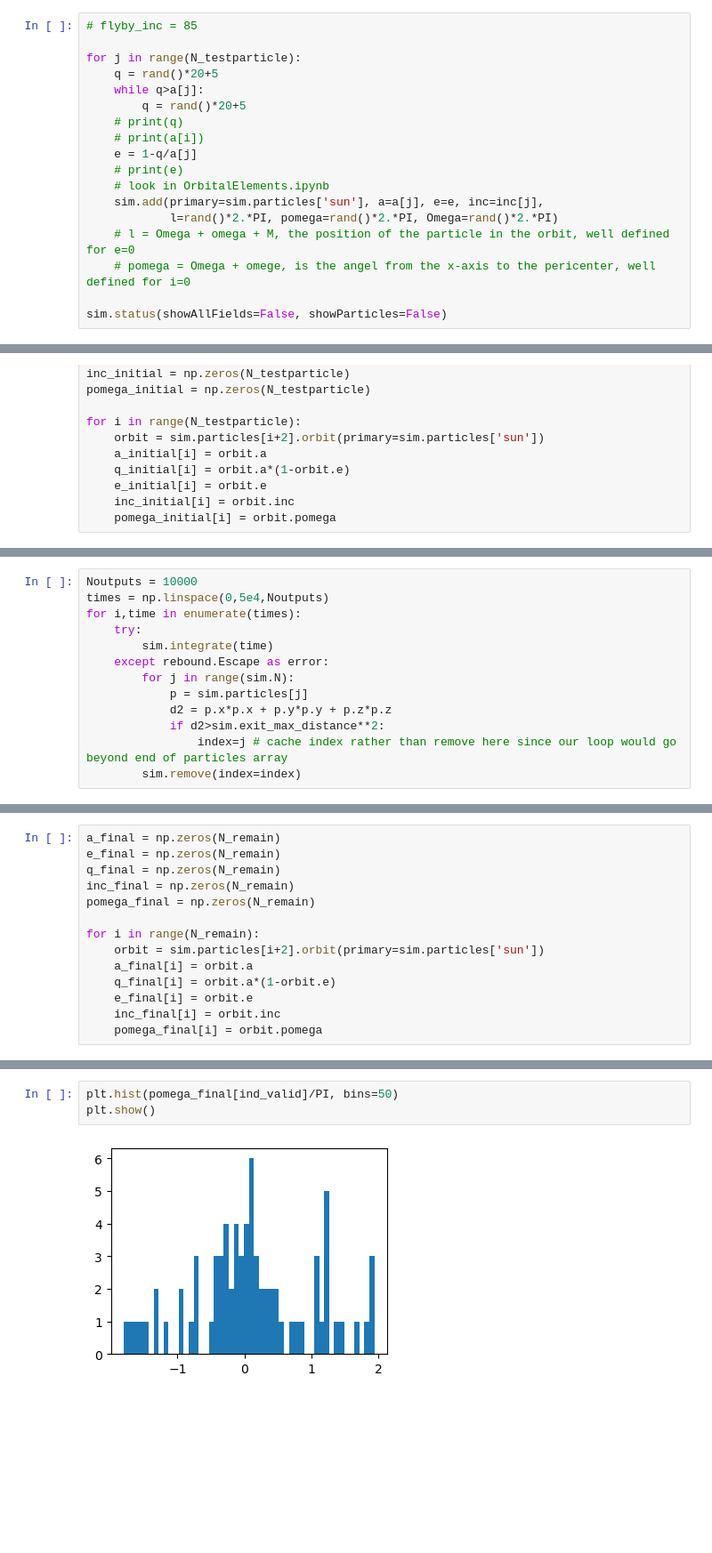
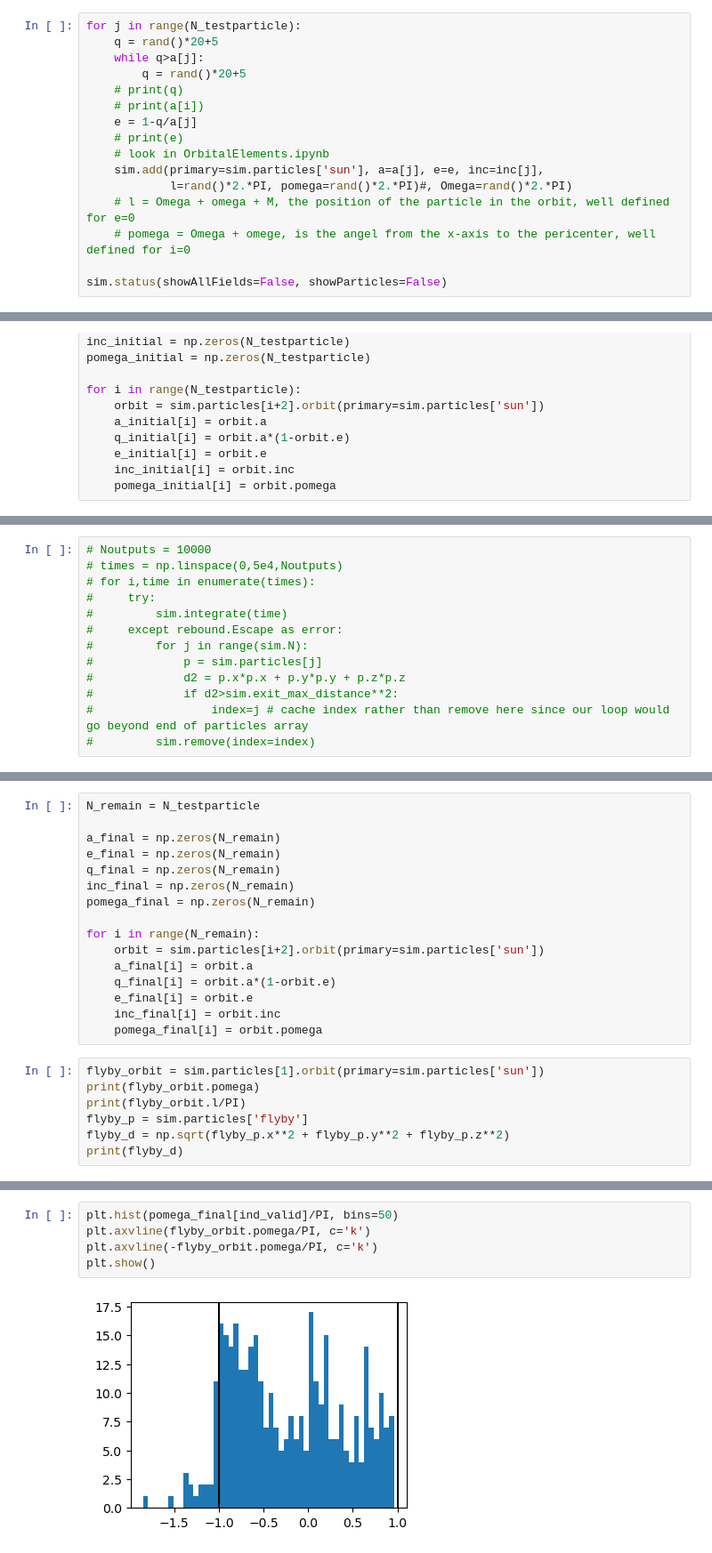
Before and after one commit to qingru-hu/Sedna, a Jupyter notebook: mine/flyby/flyby.ipynb, the cells around one changed output, grey strips where cells are left out. Shown: that part at 89% size. Drawn from its saved outputs; the diff is of its cells as text; blank space fills up the shorter version.

```diff
--- a/mine/flyby/flyby.ipynb
+++ b/mine/flyby/flyby.ipynb
@@ -99,6 +106,4 @@ REBOUND Webserver listening on http://localhost:1234 ...
 # %%
-# flyby_inc = 85
-
 for j in range(N_testparticle):
     q = rand()*20+5
     while q>a[j]:
@@ -109,7 +114,7 @@ for j in range(N_testparticle):
     # print(e)
     # look in OrbitalElements.ipynb
     sim.add(primary=sim.particles['sun'], a=a[j], e=e, inc=inc[j],
-            l=rand()*2.*PI, pomega=rand()*2.*PI, Omega=rand()*2.*PI)
+            l=rand()*2.*PI, pomega=rand()*2.*PI)#, Omega=rand()*2.*PI)
     # l = Omega + omega + M, the position of the particle in the orbit, well defined for e=0
     # pomega = Omega + omege, is the angel from the x-axis to the pericenter, well defined for i=0
 
@@ -166,14 +184,14 @@ sim.N_active = 2
 # %%
-Noutputs = 10000
-times = np.linspace(0,5e4,Noutputs)
-for i,time in enumerate(times):
-    try:
-        sim.integrate(time)
-    except rebound.Escape as error:
-        for j in range(sim.N):
-            p = sim.particles[j]
-            d2 = p.x*p.x + p.y*p.y + p.z*p.z
-            if d2>sim.exit_max_distance**2:
-                index=j # cache index rather than remove here since our loop would go beyond end of particles array
-        sim.remove(index=index)
+# Noutputs = 10000
+# times = np.linspace(0,5e4,Noutputs)
+# for i,time in enumerate(times):
+#     try:
+#         sim.integrate(time)
+#     except rebound.Escape as error:
+#         for j in range(sim.N):
+#             p = sim.particles[j]
+#             d2 = p.x*p.x + p.y*p.y + p.z*p.z
+#             if d2>sim.exit_max_distance**2:
+#                 index=j # cache index rather than remove here since our loop would go beyond end of particles array
+#         sim.remove(index=index)
 # %%
@@ -190,4 +208,6 @@ q_sednoid = [76.2, 80.5, 65.0]
 # %%
+N_remain = N_testparticle
+
 a_final = np.zeros(N_remain)
 e_final = np.zeros(N_remain)
 q_final = np.zeros(N_remain)
@@ -201,3 +221,10 @@ for i in range(N_remain):
     e_final[i] = orbit.e
     inc_final[i] = orbit.inc
     pomega_final[i] = orbit.pomega
+# %%
+flyby_orbit = sim.particles[1].orbit(primary=sim.particles['sun'])
+print(flyby_orbit.pomega)
+print(flyby_orbit.l/PI)
+flyby_p = sim.particles['flyby']
+flyby_d = np.sqrt(flyby_p.x**2 + flyby_p.y**2 + flyby_p.z**2)
+print(flyby_d)
@@ -261,5 +337,7 @@ plt.show()
 # %%
 plt.hist(pomega_final[ind_valid]/PI, bins=50)
+plt.axvline(flyby_orbit.pomega/PI, c='k')
+plt.axvline(-flyby_orbit.pomega/PI, c='k')
 plt.show()
 # %% [output]
-[figure, old version]
+[figure, new version]
```
Also changed, not shown: parts of 47 cells of this notebook, 2 other files.
